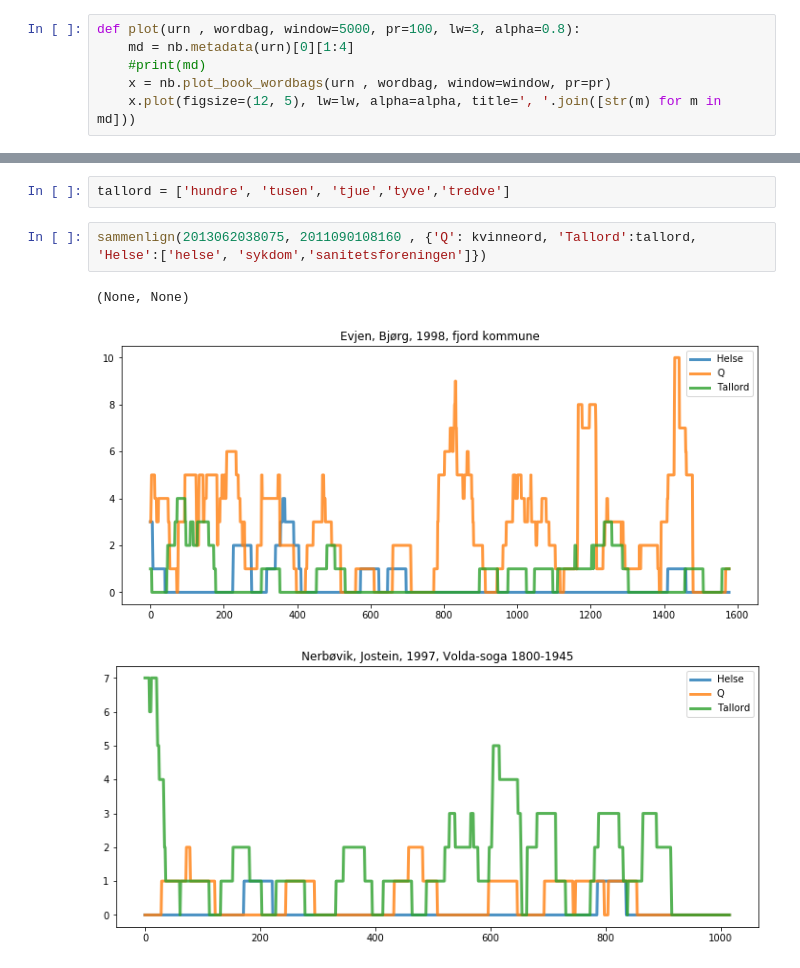
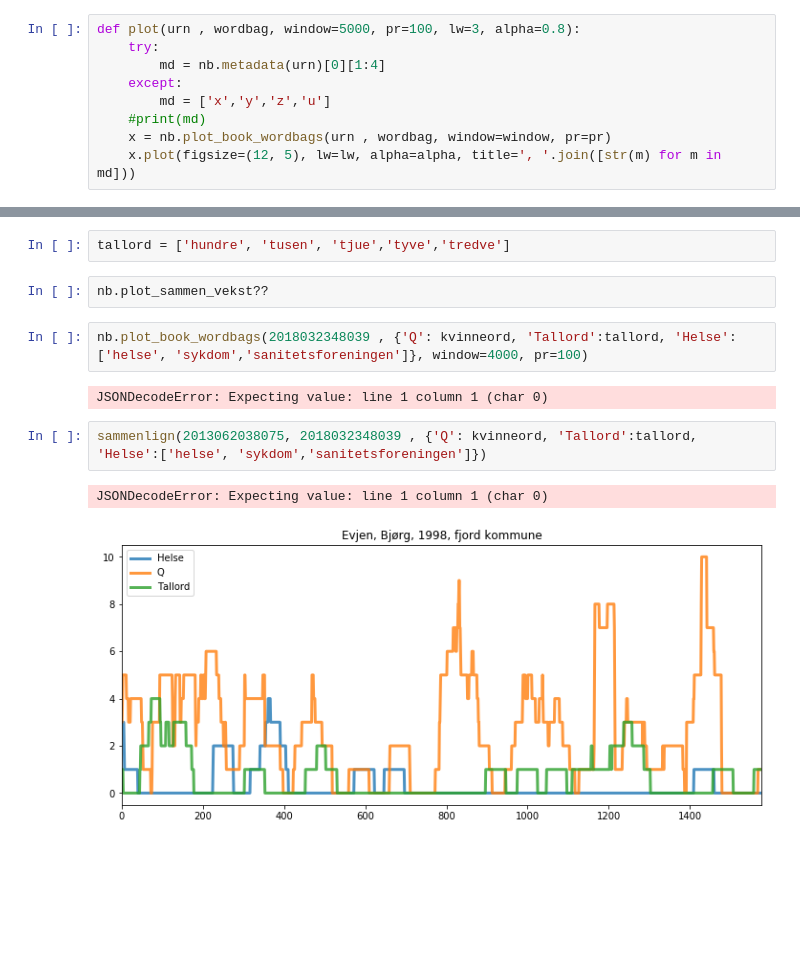
Before and after one commit to Yoonsen/Lokalhistorie, a Jupyter notebook: Narrative Buer eller Vekstdiagram.ipynb, the cells around one changed output, grey strips where cells are left out. Saved outputs shown, nothing was run; the diff lists cells and outputs as text; blank space fills up the shorter version.

```diff
--- a/Narrative Buer eller Vekstdiagram.ipynb
+++ b/Narrative Buer eller Vekstdiagram.ipynb
@@ -10,7 +8,10 @@ from module_update import update, css, printmd
 css()
 # %%
 def plot(urn , wordbag, window=5000, pr=100, lw=3, alpha=0.8):
-    md = nb.metadata(urn)[0][1:4]
+    try:
+        md = nb.metadata(urn)[0][1:4]
+    except:
+        md = ['x','y','z','u']
     #print(md)
     x = nb.plot_book_wordbags(urn , wordbag, window=window, pr=pr)
     x.plot(figsize=(12, 5), lw=lw, alpha=alpha, title=', '.join([str(m) for m in md]))
@@ -116,9 +155,14 @@ sammenlign = lambda x, y, z: (plot(x , z, window=5000, pr=100),
 plot(y ,z, window=5000, pr=100))
 # %%
 tallord = ['hundre', 'tusen', 'tjue','tyve','tredve']
+# %%
+nb.plot_sammen_vekst??
+# %%
+nb.plot_book_wordbags(2018032348039 , {'Q': kvinneord, 'Tallord':tallord, 'Helse':['helse', 'sykdom','sanitetsforeningen']}, window=4000, pr=100)
+# %% [output]
+JSONDecodeError: Expecting value: line 1 column 1 (char 0)
 # %%
-sammenlign(2013062038075, 2011090108160 , {'Q': kvinneord, 'Tallord':tallord, 'Helse':['helse', 'sykdom','sanitetsforeningen']})
+sammenlign(2013062038075, 2018032348039 , {'Q': kvinneord, 'Tallord':tallord, 'Helse':['helse', 'sykdom','sanitetsforeningen']})
 # %% [output]
-(None, None)
+JSONDecodeError: Expecting value: line 1 column 1 (char 0)
-[figure, old version]
+[figure, new version]
-[figure, removed]
```
Also changed, not shown: parts of 11 cells of this notebook, 2 other files.
